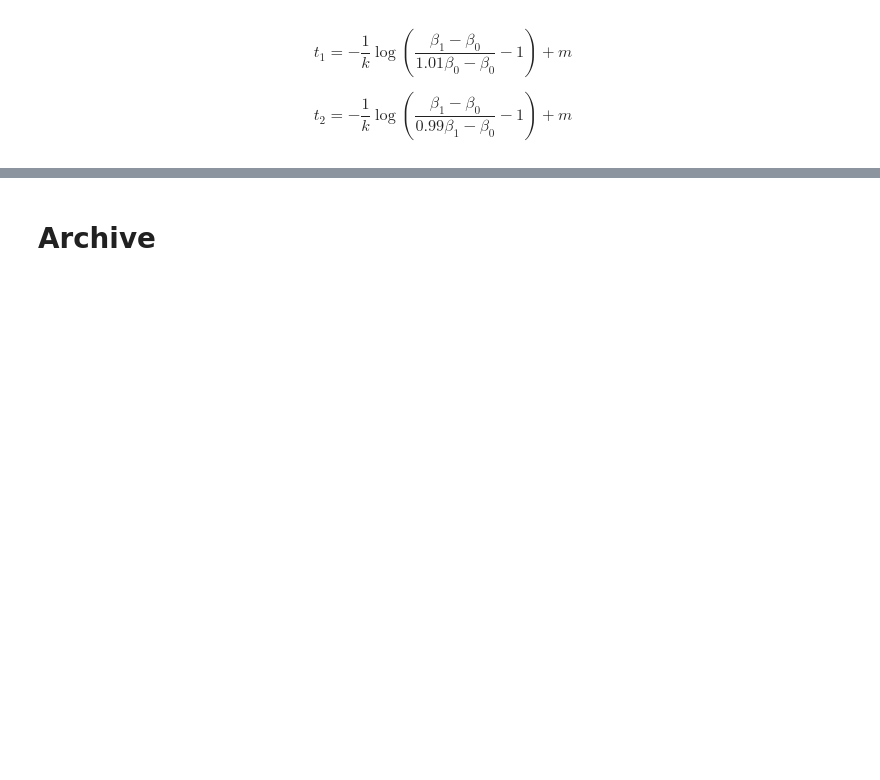
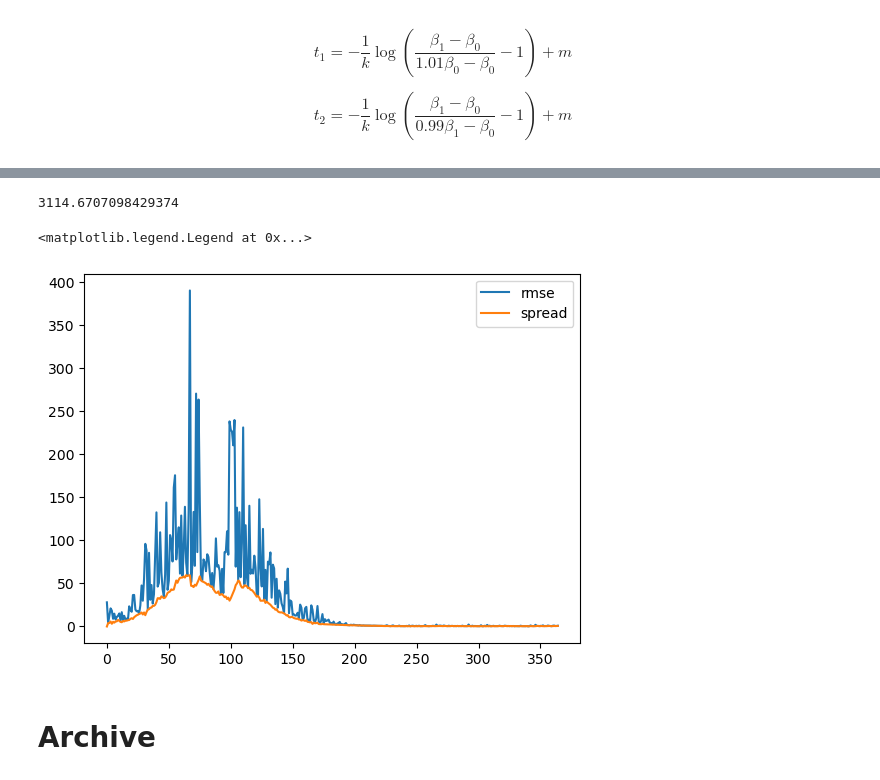
Before and after one commit to hwunrow/epykalman, a Jupyter notebook: sandbox/adaptive_inflation.ipynb, the cells around one changed output, grey strips where cells are left out. Cells and saved outputs as stored; diff of their text form; code cells hidden in the pictures; blank space fills up the shorter version.

```diff
--- a/sandbox/adaptive_inflation.ipynb
+++ b/sandbox/adaptive_inflation.ipynb
@@ -444,3 +441,19 @@ $$
+# %%
+i_kf = np.array([x.i for x in kf.x_list])
+np.mean((np.mean(i_kf, axis=1) - kf.data.i[1:])**2)
+# %% [output]
+3114.6707098429374
+# %%
+i_kf = np.array([x.i for x in kf.x_list])
+rmse = np.sqrt(np.mean((i_kf.T - kf.data.i[1:])**2, axis=0))
+spread = np.sqrt(np.var(i_kf, axis=1))
+
+plt.plot(rmse, label='rmse')
+plt.plot(spread, label='spread')
+plt.legend()
+# %% [output]
+<matplotlib.legend.Legend at 0x...>
+[figure, added]
 # %% [markdown]
 # Archive
 # %%
```
Also changed, not shown: parts of 22 cells of this notebook.
